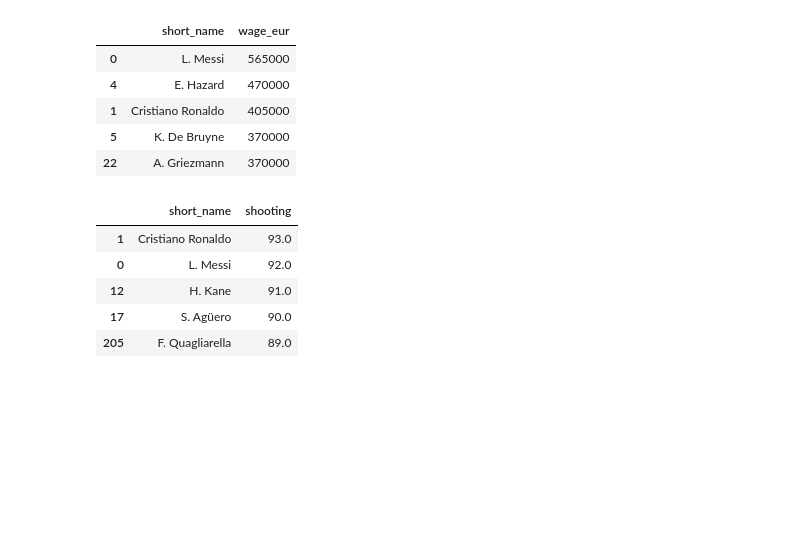
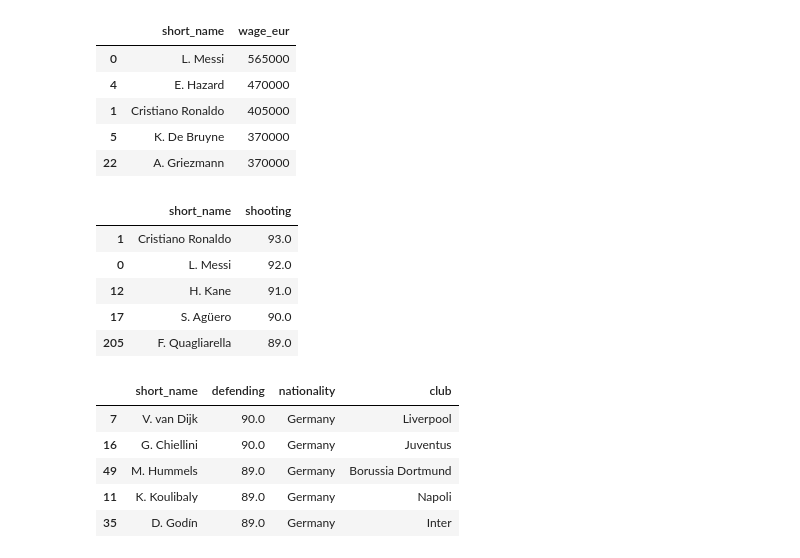
Before and after one commit to millywanderi/great-learning, a Jupyter notebook: Fifa.ipynb, the cells around one changed output. Drawn from its saved outputs; the diff is of its cells as text; code cells hidden in the pictures; blank space fills up the shorter version.

```diff
--- a/Fifa.ipynb
+++ b/Fifa.ipynb
@@ -203,4 +203,11 @@ player_shooting.sort_values(by=['shooting'],ascending=False).head()
 # %%
 player_defending=fifa[['short_name','defending','nationality','club']]
 # %%
-player_defending.sort_values(by=[])
+player_defending.sort_values(by=['defending'],ascending=False).head()
+# %% [output]
+|  | short_name | defending | nationality | club |
+| 7 | V. van Dijk | 90.0 | Germany | Liverpool |
+| 16 | G. Chiellini | 90.0 | Germany | Juventus |
+| 49 | M. Hummels | 89.0 | Germany | Borussia Dortmund |
+| 11 | K. Koulibaly | 89.0 | Germany | Napoli |
+| 35 | D. Godín | 89.0 | Germany | Inter |
```
Also changed, not shown: parts of 1 cell of this notebook.
